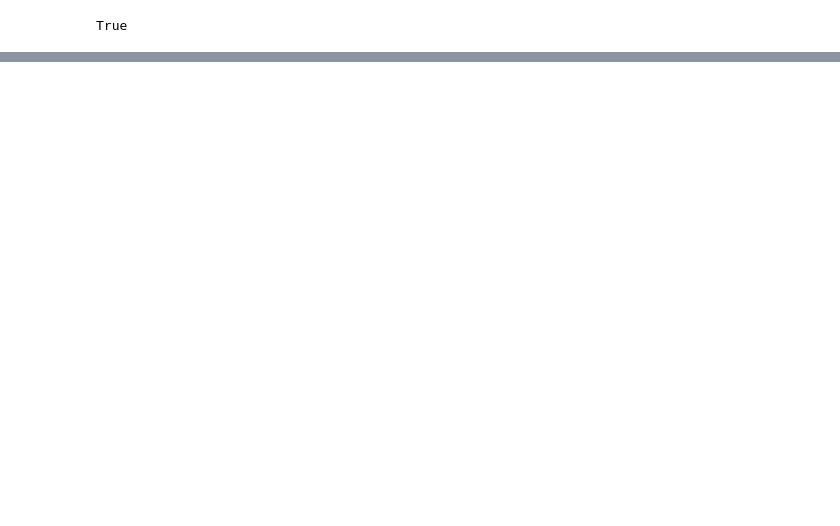
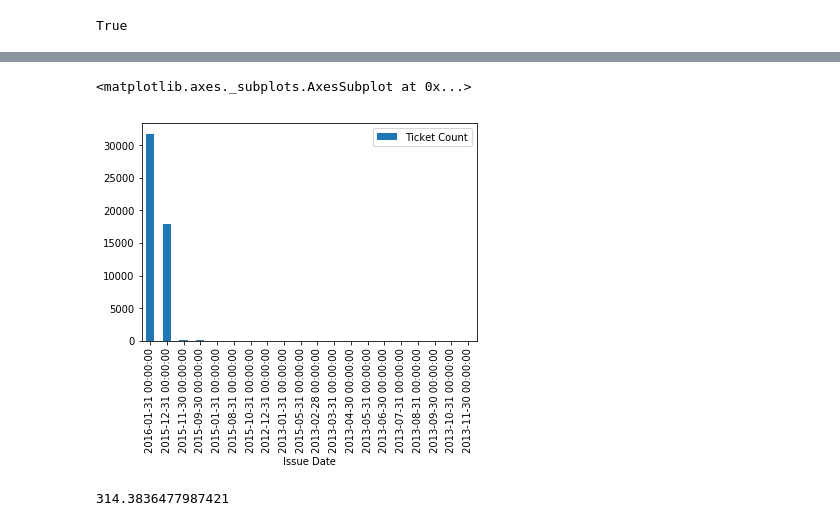
Before and after one commit to usn1485/LAParkingCitations, a Jupyter notebook: LAParking.ipynb, the cells around one changed output, grey strips where cells are left out. Drawn from its saved outputs; the diff is of its cells as text; code cells hidden in the pictures; blank space fills up the shorter version.

```diff
--- a/LAParking.ipynb
+++ b/LAParking.ipynb
@@ -129,0 +170,4 @@ Name: Ticket number, dtype: int64
+# %%
+#Add weekday column
+Date_time_df['day_of_week'] =pd.to_datetime( Date_time_df['Issue Date']).dt.day_name()
+Date_time_df.head()
@@ -129,0 +181,4 @@ Name: Ticket number, dtype: int64
+# %%
+Date_time_df['Issue Date']=pd.to_datetime( Date_time_df['Issue Date'])
+ModDF=Date_time_df.set_index(["Issue Date"])
+ModDF.index
@@ -129,0 +194,7 @@ Name: Ticket number, dtype: int64
+# %%
+MonthlyDF=pd.DataFrame()
+# %%
+ #which month has more citations?
+MonthlyDF["Ticket Count"]=ModDF["Ticket number"].resample('M').count()
+MonthlyDF.nlargest(20, "Ticket Count", keep='first')
+#MonthlyDF.head()
@@ -129,0 +220,12 @@ Name: Ticket number, dtype: int64
+# %%
+#MonthlyDF Ticket graph
+MonthlyDF.nlargest(20, "Ticket Count", keep='first').plot(kind='bar')
+# %% [output]
+<matplotlib.axes._subplots.AxesSubplot at 0x...>
+[figure, added]
+# %%
+#How many tickets are given on an avarage every week
+
+ModDF["Ticket number"].resample('W').count().mean()
+# %% [output]
+314.3836477987421
```
Also changed, not shown: parts of 29 cells of this notebook.
